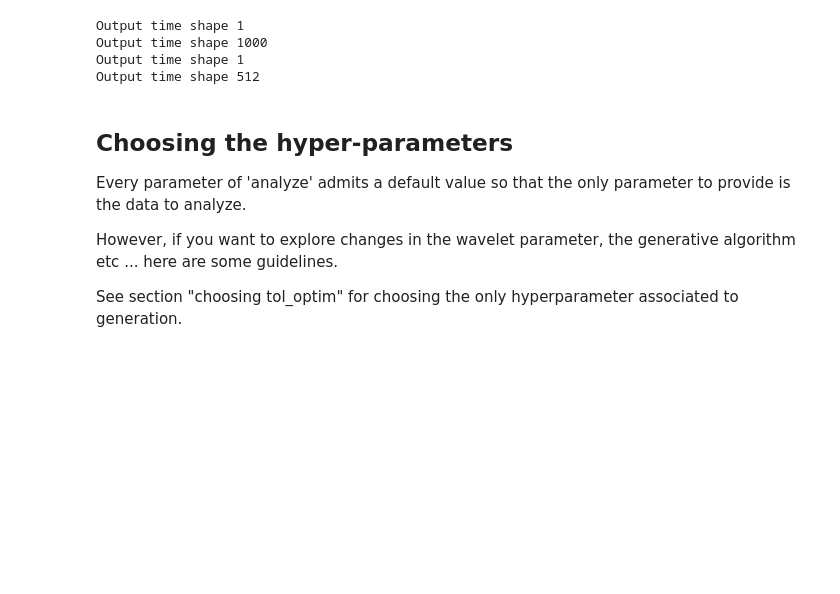
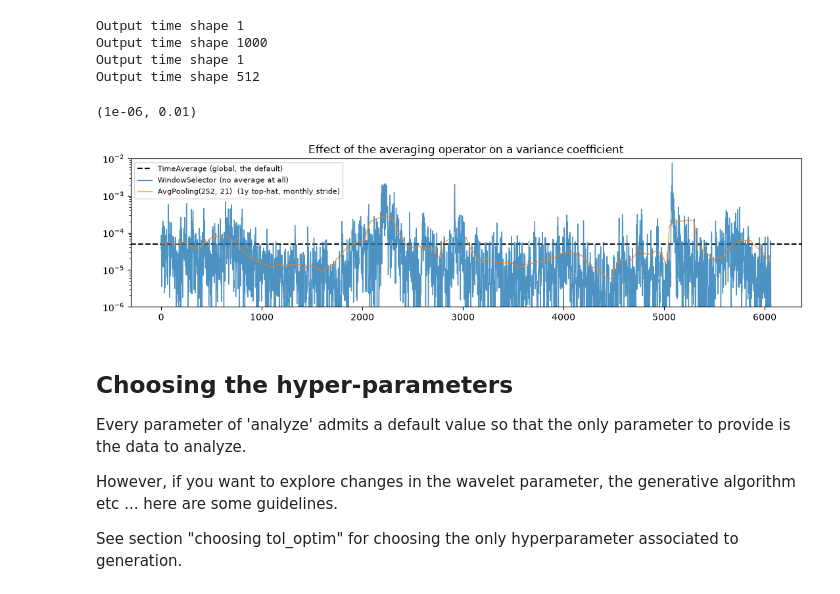
Before and after one commit to RudyMorel/scattering_spectra, a Jupyter notebook: tutorial.ipynb, the cells around one changed output. Cells and saved outputs as stored; diff of their text form; code cells hidden in the pictures; blank space fills up the shorter version.

Commit message:
added cell to plot effects of averaging choices

```diff
--- a/tutorial.ipynb
+++ b/tutorial.ipynb
@@ -412,6 +412,32 @@ Output time shape 1
 Output time shape 1000
 Output time shape 1
 Output time shape 512
+# %%
+# show effects of three averaging operators
+x = data_snp.dlnx
+T = x.shape[-1]
+
+ops = {
+    "TimeAverage (global, the default)": None,
+    "WindowSelector (no average at all)": WindowSelector(window=np.arange(T)),
+    "AvgPooling(252, 21)  (1y top-hat, monthly stride)": AvgPooling(kernel_size=252, stride=21),
+}
+
+fig, ax = plt.subplots(figsize=(11, 3))
+for name, op in ops.items():
+    R = analyze(x=x, model_type="scat_spectra", J=6, cuda=CUDA, estim_operator=op)
+    v = R.y[0, R.df.eval("coeff_type=='variance'").values, :][0].real.squeeze()
+    if v.numel() == 1:
+        ax.axhline(v.item(), ls="--", c="k", label=name)
+    else:
+        ax.plot(np.linspace(0, T, v.numel()), v, lw=1, alpha=0.8, label=name)
+ax.set_title("Effect of the averaging operator on a variance coefficient")
+ax.legend(fontsize=8); plt.tight_layout()
+ax.set_yscale("log")
+ax.set_ylim(1e-6, 1e-2)
+# %% [output]
+(1e-06, 0.01)
+[figure, added]
 # %% [markdown]
 ## Choosing the hyper-parameters
 
```
